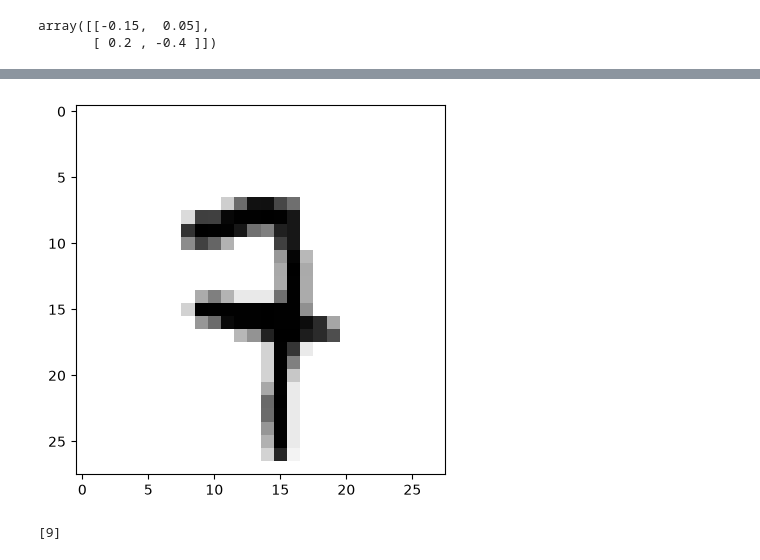
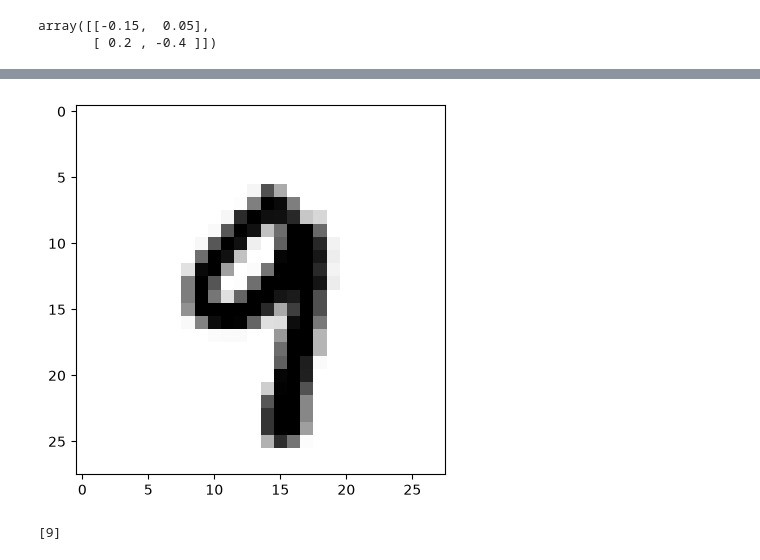
Before and after one commit to M-Atif-ML/mnist-neural-network-from-scratch, a Jupyter notebook: mnist_classfier.ipynb, the cells around one changed output, grey strips where cells are left out. Saved outputs shown, nothing was run; the diff lists cells and outputs as text; code cells hidden in the pictures.

```diff
--- a/mnist_classfier.ipynb
+++ b/mnist_classfier.ipynb
@@ -228,17 +228,17 @@ epoch: 97, loss: 0.2801631461851179, acc: 0.9178166666666666
 epoch: 98, loss: 0.2797108918834109, acc: 0.91585
 epoch: 99, loss: 0.2793791137697542, acc: 0.91825
 # %%
-digit = X_test[1012]
+digit = X_test[1013]
 plt.imshow(digit.reshape(28,28),cmap="binary")
 plt.show()
 layer1.forward(digit)
 activation1.forward(layer1.output)
 output_layer.forward(activation1.output)
 
 activation2=Softmax()
 activation2.forward(output_layer.output)
 
 print(np.argmax(activation2.output,axis=1))
 # %% [output]
-[figure, old version]
+[figure, new version]
 [9]
```
